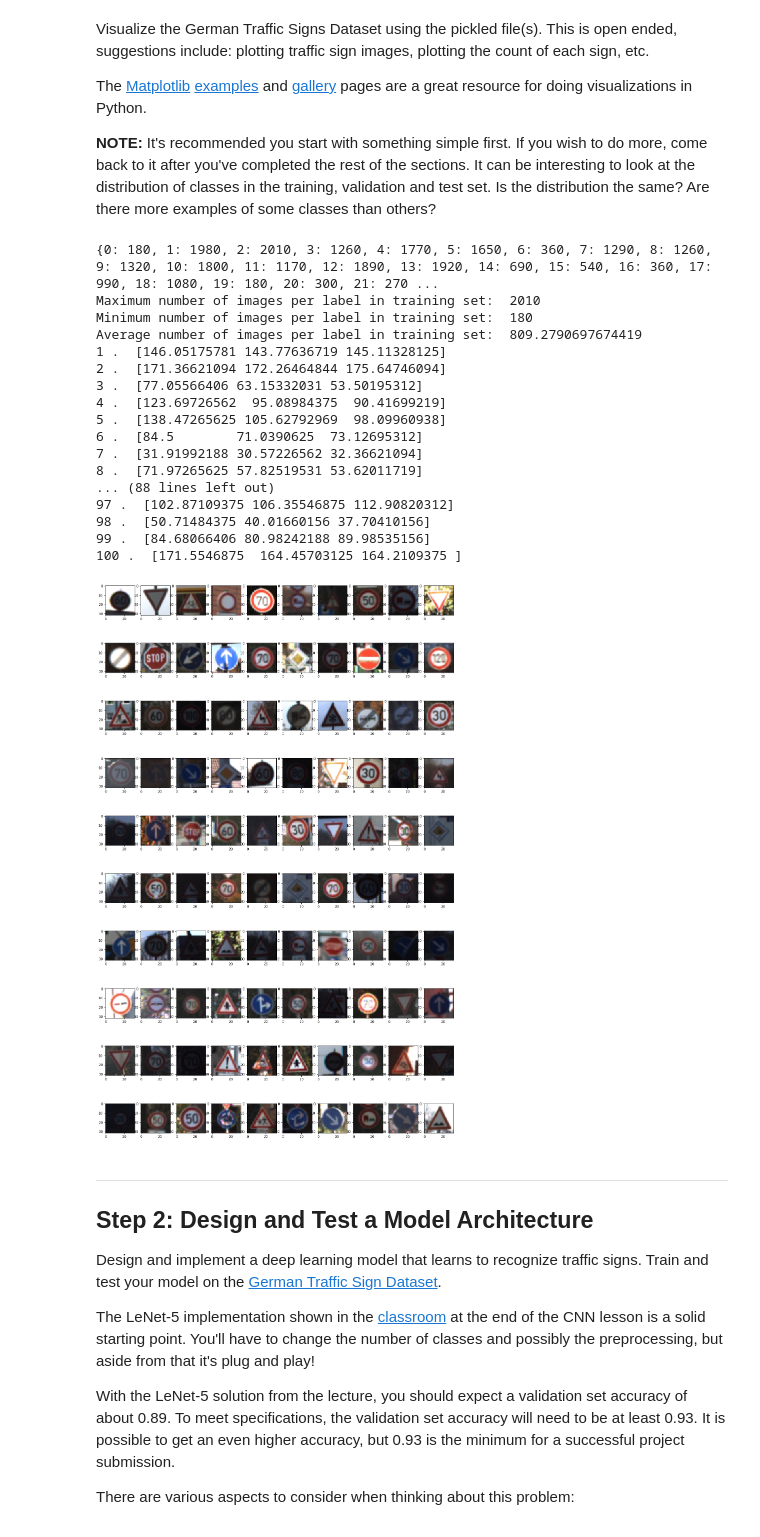
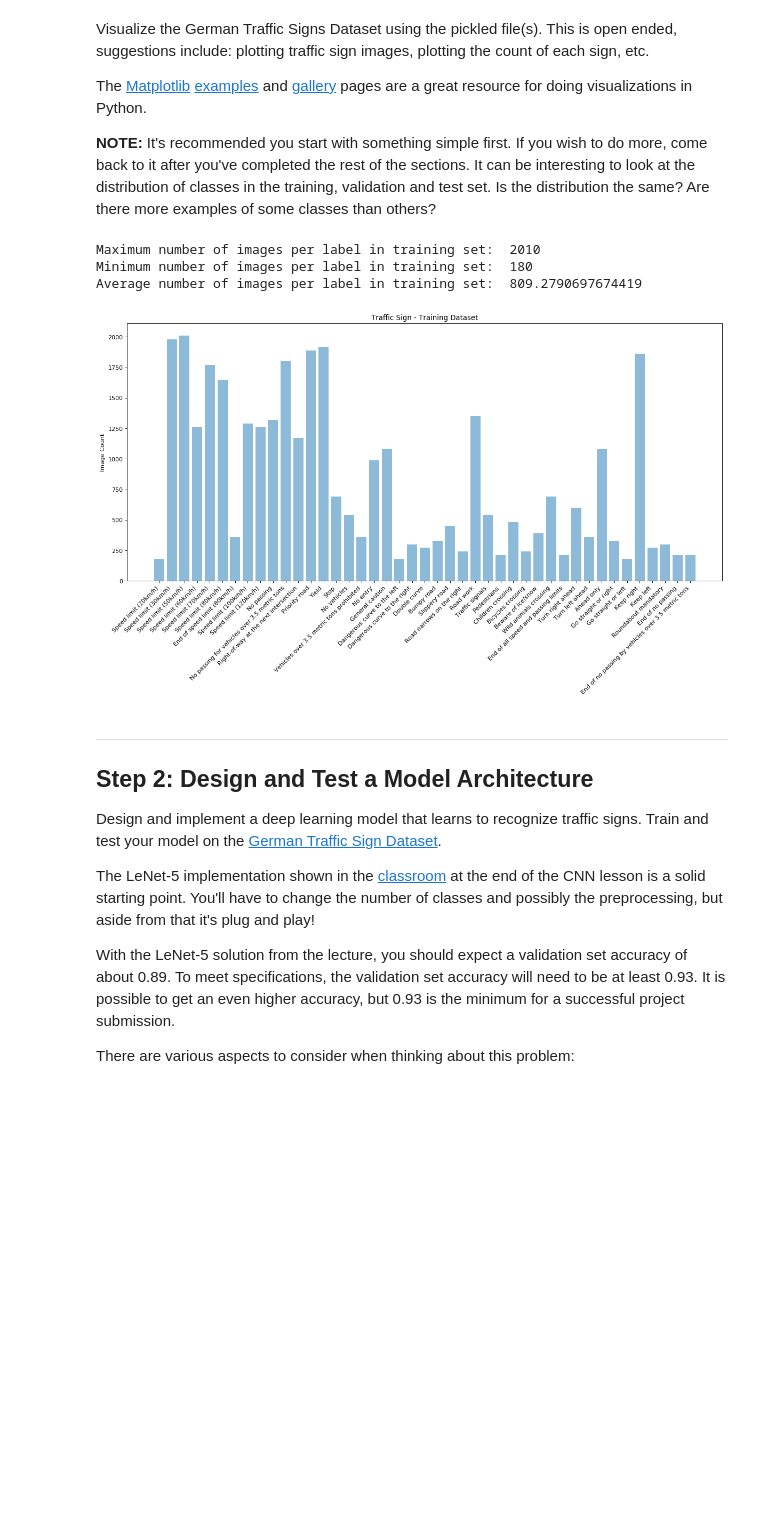
Before and after one commit to MarkDekker/CarND-Traffic-Sign-Classifier-Project, a Jupyter notebook: Traffic_Sign_Classifier.ipynb, the cells around one changed output. Cells and saved outputs as stored; diff of their text form; code cells hidden in the pictures; blank space fills up the shorter version.

Commit message:
Cleaned up a bit and now do better data exploration. First ideas for data augmentation.

```diff
--- a/Traffic_Sign_Classifier.ipynb
+++ b/Traffic_Sign_Classifier.ipynb
@@ -116,23 +120,46 @@ Visualize the German Traffic Signs Dataset using the pickled file(s). This is op
 The [Matplotlib](http://matplotlib.org/) [examples](http://matplotlib.org/examples/index.html) and [gallery](http://matplotlib.org/gallery.html) pages are a great resource for doing visualizations in Python.
 
 **NOTE:** It's recommended you start with something simple first. If you wish to do more, come back to it after you've completed the rest of the sections. It can be interesting to look at the distribution of classes in the training, validation and test set. Is the distribution the same? Are there more examples of some classes than others?
+# %%
+### Data exploration visualization code goes here.
+### Feel free to use as many code cells as needed.
+import matplotlib.pyplot as plt
+import numpy as np
+import random
+# Visualizations will be shown in the notebook.
+%matplotlib inline
+
+sign_classes = pd.read_csv("signnames.csv")['SignName'].tolist()
+
+# Look at the number of images for each sign
+label, counts = np.unique(y_train, return_counts=True)
+img_perLabel = dict(zip(label, counts))
+
+print("Maximum number of images per label in training set: ", max(counts))
+print("Minimum number of images per label in training set: ", min(counts))
+print("Average number of images per label in training set: ", sum(counts)/len(counts))
+# %% [output]
+Maximum number of images per label in training set:  2010
+Minimum number of images per label in training set:  180
+Average number of images per label in training set:  809.2790697674419
+# %%
+def simple_barchart(labels, values, chart_title, y_title):
+
+    x = np.arange(len(labels))
+
+    fig=plt.figure(figsize=(18, 8), dpi= 80)
+
+    plt.bar(x, values, align='center', alpha=0.5)
+    plt.xticks(x, labels, rotation=45, ha="right")
+    plt.ylabel(y_title)
+    plt.title(chart_title)
+
+    plt.show()
+# %%
+simple_barchart(sign_classes, counts, 'Traffic Sign - Training Dataset', 'Image Count')
+# %% [output]
+[figure, added]
 # %%
-### Data exploration visualization code goes here.
-### Feel free to use as many code cells as needed.
-import matplotlib.pyplot as plt
-import numpy as np
-import random
-# Visualizations will be shown in the notebook.
-%matplotlib inline
-
-# Look at the number of images for each sign
-unique, counts = np.unique(y_train, return_counts=True)
-img_perLabel = dict(zip(unique, counts))
-print(img_perLabel)
-print("Maximum number of images per label in training set: ", max(counts))
-print("Minimum number of images per label in training set: ", min(counts))
-print("Average number of images per label in training set: ", sum(counts)/len(counts))
-
 # Plot images for all labels
 def print_image_sample(image_set):
     rows = 10
@@ -141,7 +168,6 @@ def print_image_sample(image_set):
     fig=plt.figure(figsize=(18, 30), dpi= 80)
 
     for i in range(1,rows*cols + 1):
-        #plt.figure(figsize=(1,1))
         plt.subplot(rows, cols, i)
         index = random.randint(0, len(image_set))
         image = image_set[index]
@@ -161,35 +187,12 @@ def print_image_sample_compare(image_set1, image_set2):
 
         plt.subplot(rows, cols, i*2-1)
         image = (image_set1[index] + 1)/2
-        print(i, ". ", np.average(image, axis=(0,1)))
         plt.imshow(image)
         plt.subplot(rows, cols, i*2)
         image = image_set2[index]
         plt.imshow(image)
 
     plt.show()
-
-print_image_sample(X_train)
-# Show histogram of original aspect ratios and sizes of the images
-# %% [output]
-{0: 180, 1: 1980, 2: 2010, 3: 1260, 4: 1770, 5: 1650, 6: 360, 7: 1290, 8: 1260, 9: 1320, 10: 1800, 11: 1170, 12: 1890, 13: 1920, 14: 690, 15: 540, 16: 360, 17: 990, 18: 1080, 19: 180, 20: 300, 21: 270 ...
-Maximum number of images per label in training set:  2010
-Minimum number of images per label in training set:  180
-Average number of images per label in training set:  809.2790697674419
-1 .  [146.05175781 143.77636719 145.11328125]
-2 .  [171.36621094 172.26464844 175.64746094]
-3 .  [77.05566406 63.15332031 53.50195312]
-4 .  [123.69726562  95.08984375  90.41699219]
-5 .  [138.47265625 105.62792969  98.09960938]
-6 .  [84.5        71.0390625  73.12695312]
-7 .  [31.91992188 30.57226562 32.36621094]
-8 .  [71.97265625 57.82519531 53.62011719]
-... (88 lines left out)
-97 .  [102.87109375 106.35546875 112.90820312]
-98 .  [50.71484375 40.01660156 37.70410156]
-99 .  [84.68066406 80.98242188 89.98535156]
-100 .  [171.5546875  164.45703125 164.2109375 ]
-[figure, removed]
 # %% [markdown]
 ----
 
```
Also changed, not shown: parts of 16 cells of this notebook, 1 other file.
